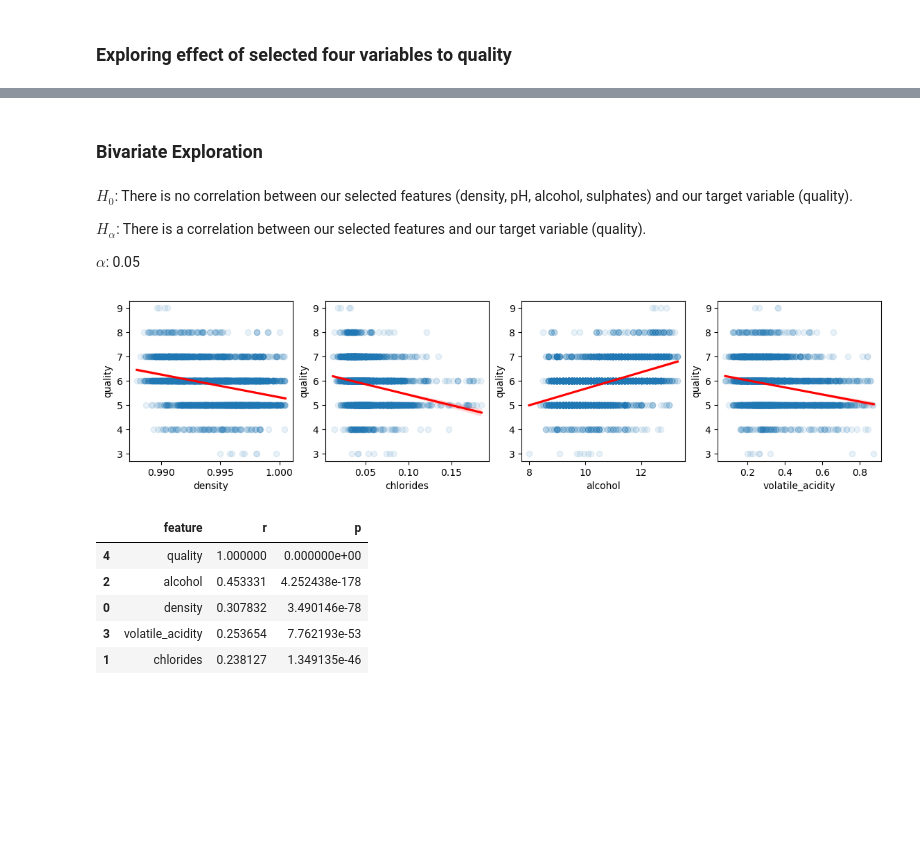
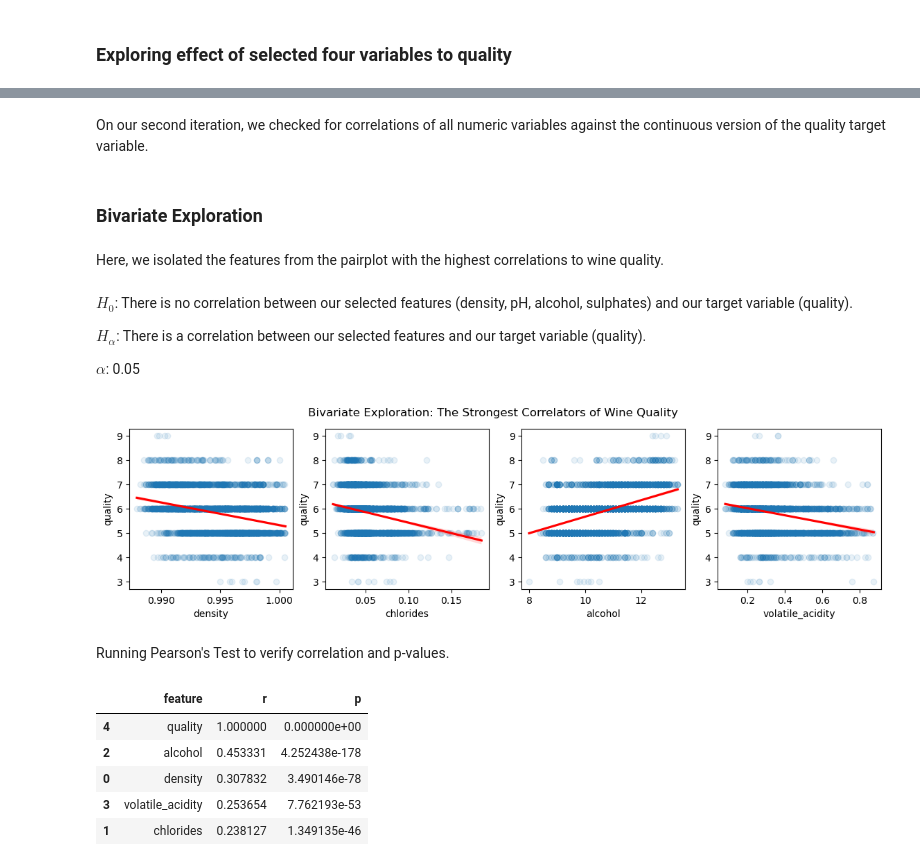
Before and after one commit to pagelwine/wine_project, a Jupyter notebook: final-project.ipynb, the cells around one changed output, grey strips where cells are left out. Saved outputs shown, nothing was run; the diff lists cells and outputs as text; code cells hidden in the pictures; blank space fills up the shorter version.

```diff
--- a/final-project.ipynb
+++ b/final-project.ipynb
@@ -65,11 +67,3 @@ wines.head()
 | 3 | 7.2 | 0.23 | 0.32 | 8.5 | 0.058 | 47.0 | ... |
 | 4 | 7.2 | 0.23 | 0.32 | 8.5 | 0.058 | 47.0 | ... |
 | 5 | 8.1 | 0.28 | 0.40 | 6.9 | 0.050 | 30.0 | ... |
-# %%
-plt.figure(figsize=(14,14))
-
-for i, col in enumerate(wines.drop(columns=['wine_type', 'quality_bin'])):
-    plt.subplot(4,3,i+1)
-    sns.histplot(wines[col])
-
-plt.show()
@@ -97,5 +87,9 @@ On our second iteration, we checked for correlations of all numeric variables ag
-# %% [markdown]
-### Bivariate Exploration
+# %% [markdown]
+On our second iteration, we checked for correlations of all numeric variables against the continuous version of the quality target variable.
+# %% [markdown]
+### Bivariate Exploration
+# %% [markdown]
+Here, we isolated the features from the pairplot with the highest correlations to wine quality.
 # %% [markdown]
 $H_0$: There is no correlation between our selected features (density, pH, alcohol, sulphates) and our target variable (quality).
 
@@ -104,15 +98,17 @@ $H_\alpha$: There is a correlation between our selected features and our target
 $\alpha$: 0.05
 # %%
 plt.figure(figsize=(14,3))
-
+plt.suptitle('Bivariate Exploration: The Strongest Correlators of Wine Quality')
 for i, col in enumerate(train[['density', 'chlorides', 'alcohol', 'volatile_acidity', 'quality']]):
     if col != 'quality':
         plt.subplot(1, 4, i+1)
         sns.regplot(data = train, x = col, y = 'quality', scatter_kws={'alpha': 0.1}, line_kws={'color': 'red'})
 
 plt.show()
 # %% [output]
-[figure, old version]
+[figure, new version]
+# %% [markdown]
+Running Pearson's Test to verify correlation and p-values.
 # %%
 corr_df = w.correlation_tests(train[['density', 'chlorides', 'alcohol', 'volatile_acidity', 'wine_type', 'quality']])
 
```
Also changed, not shown: parts of 68 cells of this notebook.
